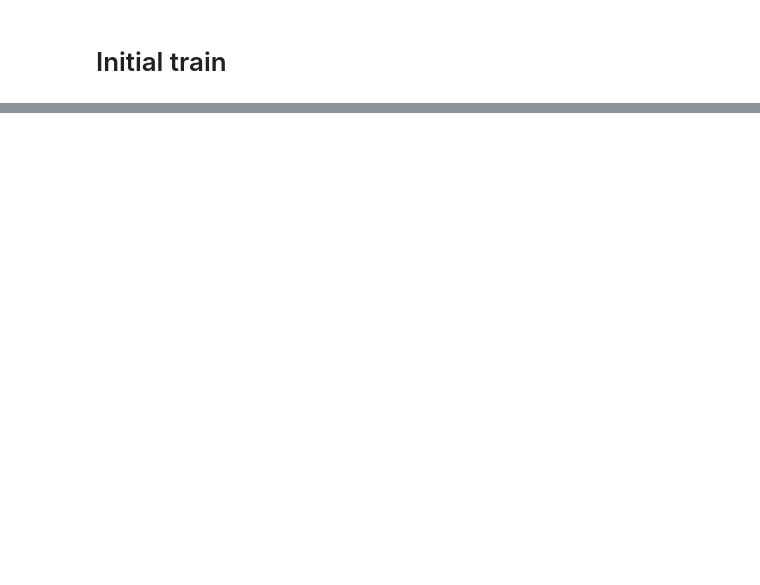
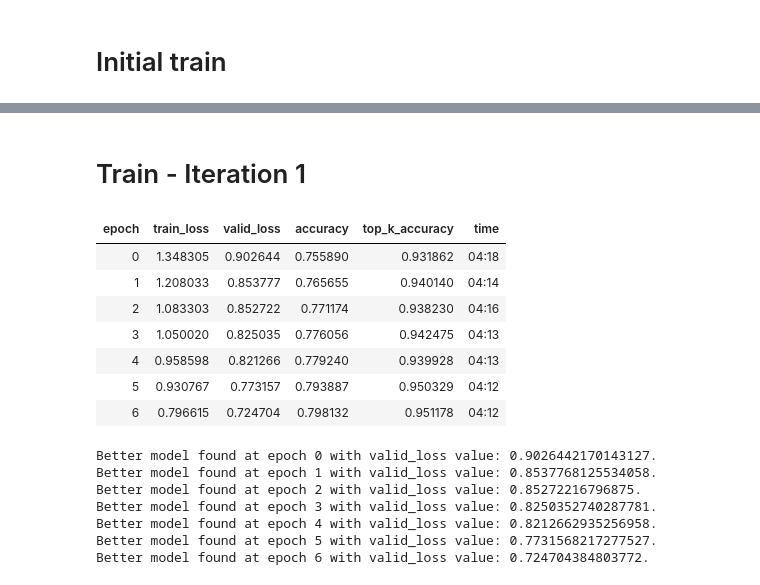
Before and after one commit to Andrei-d6/AAIT-HW2, a Jupyter notebook: Task1.ipynb, the cells around one changed output, grey strips where cells are left out. Drawn from its saved outputs; the diff is of its cells as text; code cells hidden in the pictures; blank space fills up the shorter version.

```diff
--- a/Task1.ipynb
+++ b/Task1.ipynb
@@ -30,0 +57,23 @@ learn.unfreeze()
+# %% [markdown]
+# Train - Iteration 1
+# %%
+config  = load_configuration('configs/config_task1_224.yml')
+learn = get_learner_task1(config, iteration=1)
+# %%
+do_fit(learn, 'task1_resnet50_iteration1', epochs=7, lr=1e-3, pct_start=0.75)
+# %% [output]
+| epoch | train_loss | valid_loss | accuracy | top_k_accuracy | time |
+| 0 | 1.348305 | 0.902644 | 0.755890 | 0.931862 | 04:18 |
+| 1 | 1.208033 | 0.853777 | 0.765655 | 0.940140 | 04:14 |
+| 2 | 1.083303 | 0.852722 | 0.771174 | 0.938230 | 04:16 |
+| 3 | 1.050020 | 0.825035 | 0.776056 | 0.942475 | 04:13 |
+| 4 | 0.958598 | 0.821266 | 0.779240 | 0.939928 | 04:13 |
+| 5 | 0.930767 | 0.773157 | 0.793887 | 0.950329 | 04:12 |
+| 6 | 0.796615 | 0.724704 | 0.798132 | 0.951178 | 04:12 |
+Better model found at epoch 0 with valid_loss value: 0.9026442170143127.
+Better model found at epoch 1 with valid_loss value: 0.8537768125534058.
+Better model found at epoch 2 with valid_loss value: 0.85272216796875.
+Better model found at epoch 3 with valid_loss value: 0.8250352740287781.
+Better model found at epoch 4 with valid_loss value: 0.8212662935256958.
+Better model found at epoch 5 with valid_loss value: 0.7731568217277527.
+Better model found at epoch 6 with valid_loss value: 0.724704384803772.
```
Also changed, not shown: parts of 33 cells of this notebook, 8 other files.
